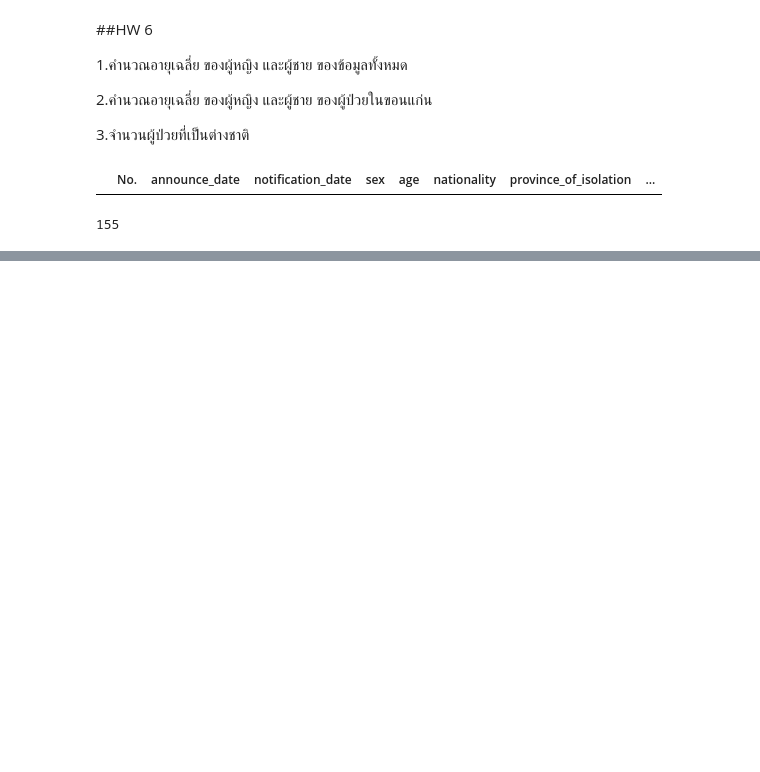
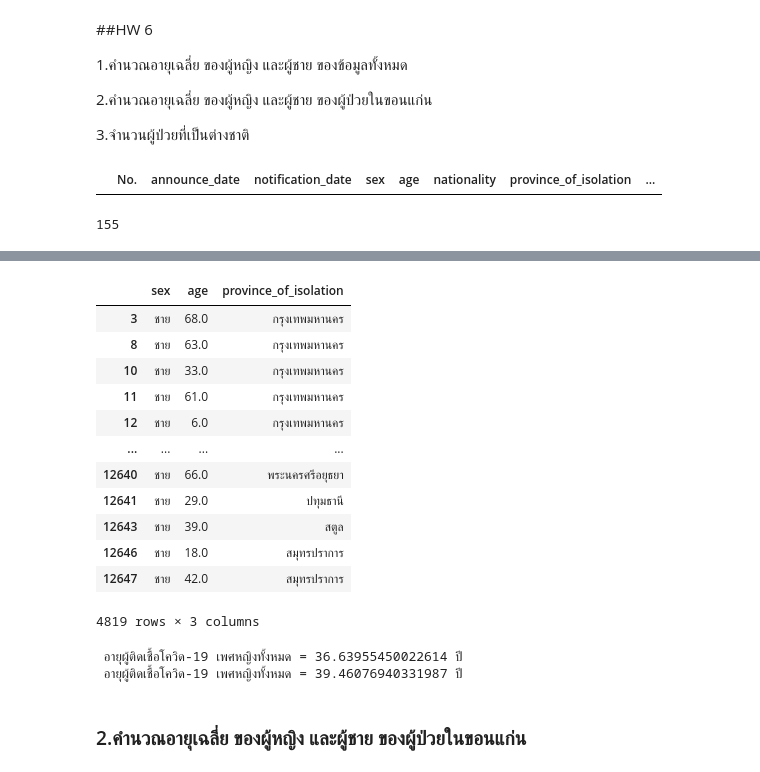
Before and after one commit to jiriyaporn/data_viz, a Jupyter notebook: Pandas_101.ipynb, the cells around one changed output, grey strips where cells are left out. Drawn from its saved outputs; the diff is of its cells as text; code cells hidden in the pictures; blank space fills up the shorter version.

```diff
--- a/Pandas_101.ipynb
+++ b/Pandas_101.ipynb
@@ -206,0 +292,28 @@ data_covid[data_covid['risk']=='คนต่างชาติเดินทา
+# %%
+ab = sex_w[sex_w["sex"]=='ชาย']
+ab
+# %% [output]
+|  | sex | age | province_of_isolation |
+| 3 | ชาย | 68.0 | กรุงเทพมหานคร |
+| 8 | ชาย | 63.0 | กรุงเทพมหานคร |
+| 10 | ชาย | 33.0 | กรุงเทพมหานคร |
+| 11 | ชาย | 61.0 | กรุงเทพมหานคร |
+| 12 | ชาย | 6.0 | กรุงเทพมหานคร |
+| ... | ... | ... | ... |
+| 12640 | ชาย | 66.0 | พระนครศรีอยุธยา |
+| 12641 | ชาย | 29.0 | ปทุมธานี |
+| 12643 | ชาย | 39.0 | สตูล |
+| 12646 | ชาย | 18.0 | สมุทรปราการ |
+| 12647 | ชาย | 42.0 | สมุทรปราการ |
+4819 rows × 3 columns
+# %%
+age1 = aa['age'].mean()
+print(f' อายุผู้ติดเชื้อโควิด-19 เพศหญิงทั้งหมด = {age1} ปี ')
+
+age2 = ab['age'].mean()
+print(f' อายุผู้ติดเชื้อโควิด-19 เพศหญิงทั้งหมด = {age2} ปี ')
+# %% [output]
+ อายุผู้ติดเชื้อโควิด-19 เพศหญิงทั้งหมด = 36.63955450022614 ปี
+ อายุผู้ติดเชื้อโควิด-19 เพศหญิงทั้งหมด = 39.46076940331987 ปี
+# %% [markdown]
+### 2.คำนวณอายุเฉลี่ย ของผู้หญิง และผู้ชาย ของผู้ป่วยในขอนแก่น
```
Also changed, not shown: parts of 10 cells of this notebook.
